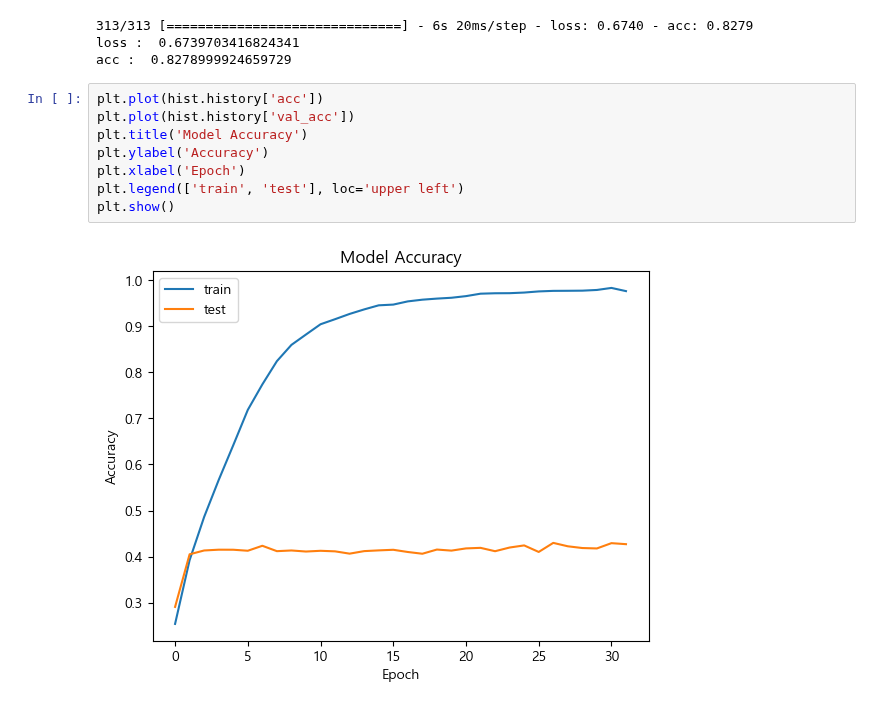
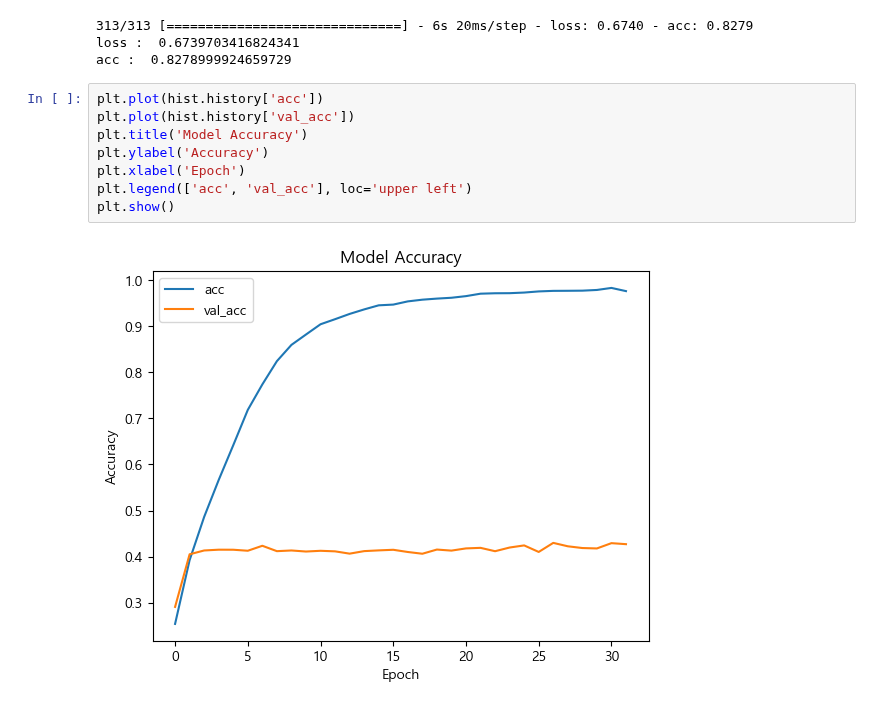
Before and after one commit to ksqrt/study, a Jupyter notebook: keras30~/keras34_cifar10.ipynb, the cells around one changed output. Cells and saved outputs as stored; diff of their text form.

Commit message:
수정 : legend 값

```diff
--- a/keras30~/keras34_cifar10.ipynb
+++ b/keras30~/keras34_cifar10.ipynb
@@ -159,13 +159,13 @@ acc :  0.8278999924659729
 # %%
 plt.plot(hist.history['acc'])
 plt.plot(hist.history['val_acc'])
 plt.title('Model Accuracy')
 plt.ylabel('Accuracy')
 plt.xlabel('Epoch')
-plt.legend(['train', 'test'], loc='upper left')
+plt.legend(['acc', 'val_acc'], loc='upper left')
 plt.show()
 # %% [output]
-[figure, old version]
+[figure, new version]
 # %%
 plt.plot(hist.history['loss'])
 plt.plot(hist.history['val_loss'])
```
Also changed, not shown: parts of 1 cell of this notebook.
